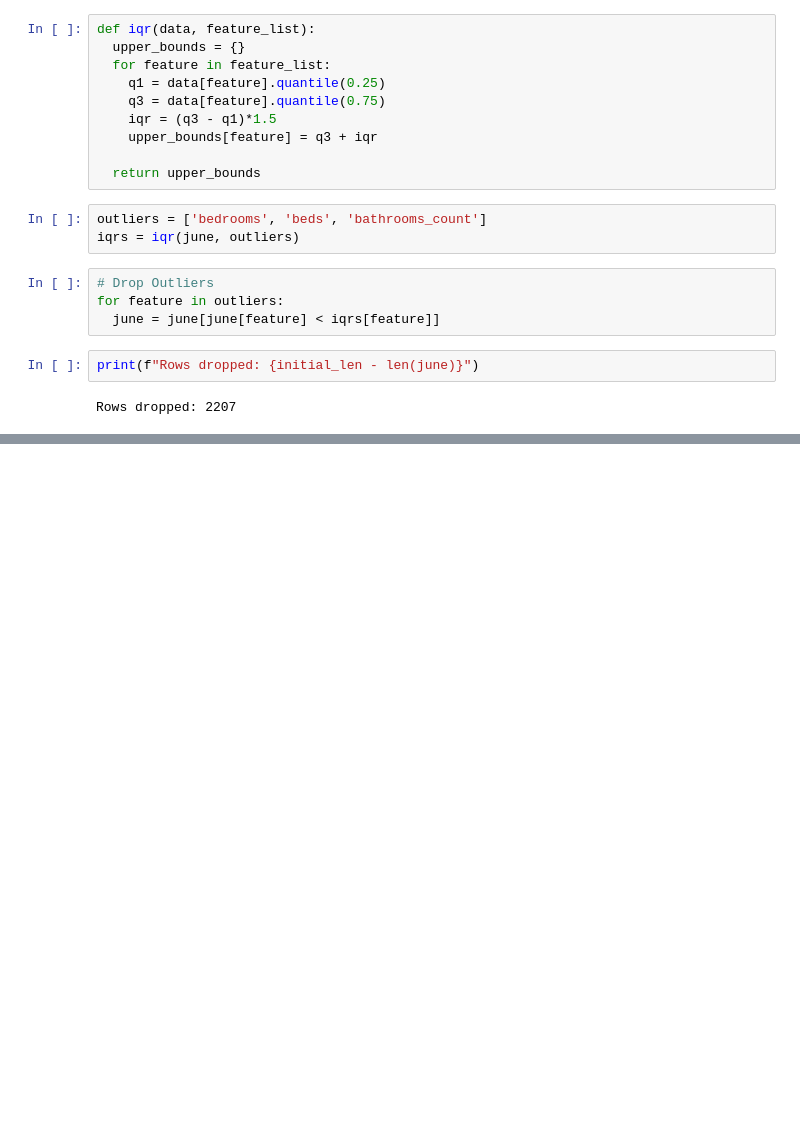
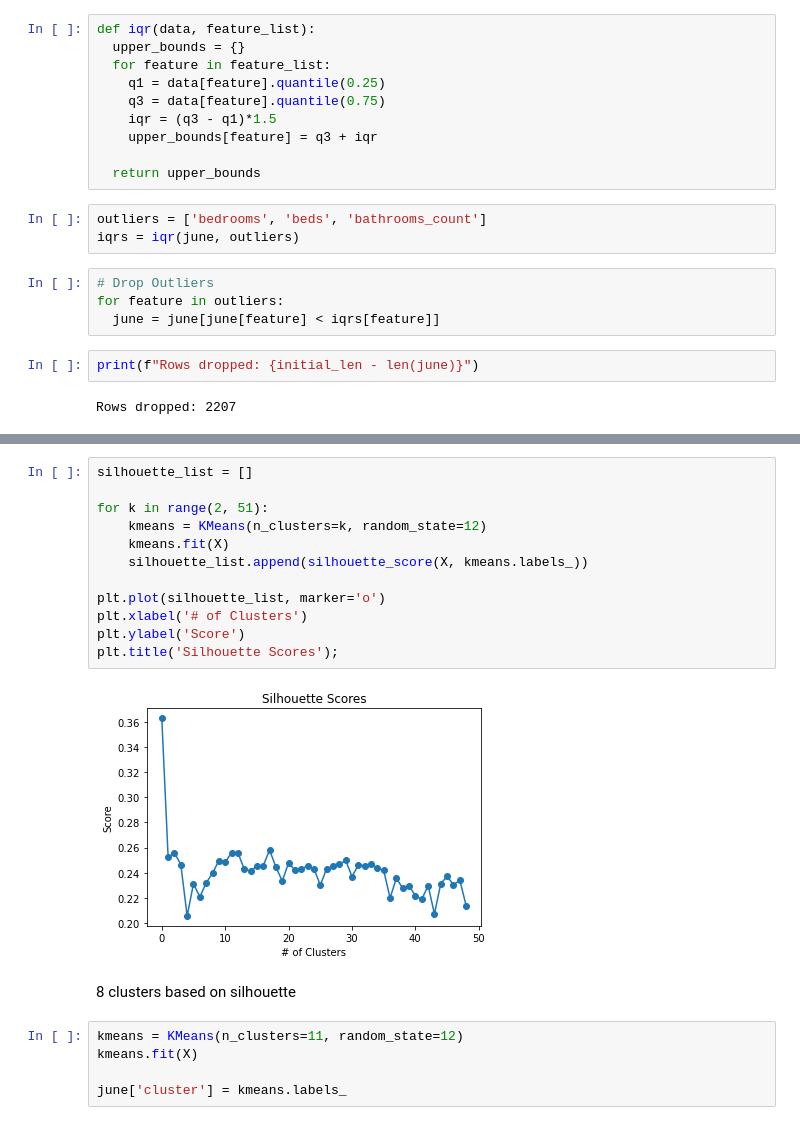
Before and after one commit to pezpet/airbnb-cdmx, a Jupyter notebook: EDA.ipynb, the cells around one changed output, grey strips where cells are left out. Saved outputs shown, nothing was run; the diff lists cells and outputs as text; blank space fills up the shorter version.

```diff
--- a/EDA.ipynb
+++ b/EDA.ipynb
@@ -128,0 +143,21 @@ Rows dropped: 2207
+# %%
+silhouette_list = []
+
+for k in range(2, 51):
+    kmeans = KMeans(n_clusters=k, random_state=12)
+    kmeans.fit(X)
+    silhouette_list.append(silhouette_score(X, kmeans.labels_))
+
+plt.plot(silhouette_list, marker='o')
+plt.xlabel('# of Clusters')
+plt.ylabel('Score')
+plt.title('Silhouette Scores');
+# %% [output]
+[figure, added]
+# %% [markdown]
+8 clusters based on silhouette
+# %%
+kmeans = KMeans(n_clusters=11, random_state=12)
+kmeans.fit(X)
+
+june['cluster'] = kmeans.labels_
```
Also changed, not shown: parts of 18 cells of this notebook.
